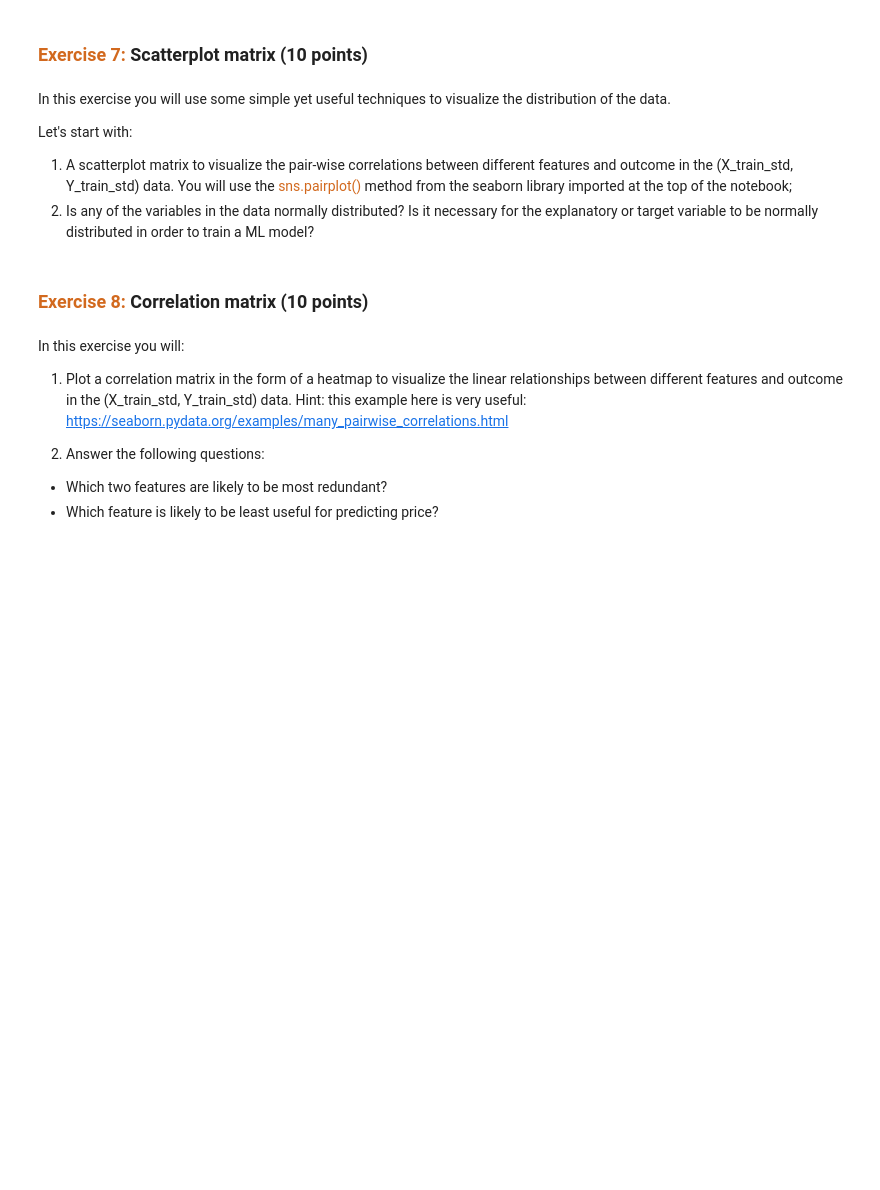
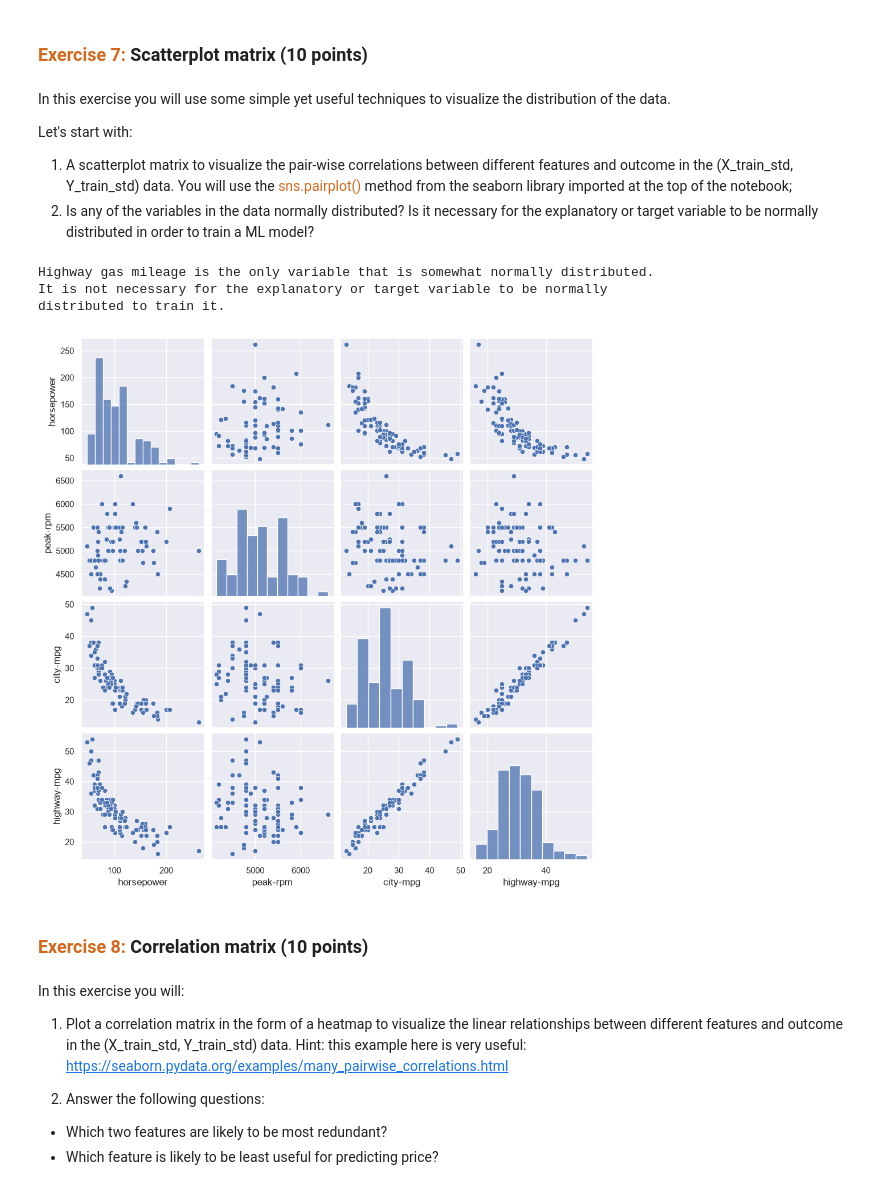
Before and after one commit to caroline-nealon/DATASCI-207, a Jupyter notebook: Module 3/03 Linear Regression with Tensorflow.ipynb, the cells around one changed output. Drawn from its saved outputs; the diff is of its cells as text; code cells hidden in the pictures; blank space fills up the shorter version.

```diff
--- a/Module 3/03 Linear Regression with Tensorflow.ipynb
+++ b/Module 3/03 Linear Regression with Tensorflow.ipynb
@@ -57,0 +65,12 @@ To keep things simple, you will:
+# %%
+# YOUR CODE HERE
+car_data = car_data_init[['horsepower','peak-rpm','city-mpg','highway-mpg','price']]
+print(car_data.dtypes)
+
+car_data['city-mpg'] = pd.to_numeric(car_data['city-mpg'],errors = "coerce")
+car_data['highway-mpg'] = pd.to_numeric(car_data['highway-mpg'],errors = "coerce")
+car_data['horsepower'] = pd.to_numeric(car_data['horsepower'],errors = "coerce")
+car_data['peak-rpm'] = pd.to_numeric(car_data['peak-rpm'],errors = "coerce")
+car_data['price'] = pd.to_numeric(car_data['price'],errors = "coerce")
+print('\nAfter Transformation: ')
+print(car_data.dtypes)
@@ -69,3 +103,7 @@ To keep things simple again, you will:
 It's important to acknowledge that there are multiple approaches to handling missing features, and simply discarding examples with any missing feature, though straightforward, may not be the most optimal solution. However, for the sake of simplicity, you will implement this strategy in this assignment.
 # %%
 # YOUR CODE HERE
+print(car_data.shape)
+
+car_data = car_data.dropna()
+print(car_data.shape)
@@ -86,0 +125,10 @@ np.random.seed(0)
+# %%
+np.random.seed(0)
+# YOUR CODE HERE
+indices = np.arange(car_data.shape[0])
+
+shuffled_indices = np.random.permutation(indices)
+
+car_data = car_data.reindex(shuffled_indices)
+
+print(car_data.head(5))
@@ -95,0 +149,7 @@ Create two dataframes as follows:
+# %%
+# YOUR CODE HERE
+Y = car_data['price']
+X = car_data[['horsepower','peak-rpm','city-mpg','highway-mpg']]
+
+print(f'Y shape: {Y.shape}')
+print(f'X shape: {X.shape}')
@@ -134,3 +234,14 @@ Let's start with:
+# %%
+# YOUR CODE HERE
+
+sns.pairplot(X)
+
+print('Highway gas mileage is the only variable that is somewhat normally distributed. \nIt is not necessary for the explanatory or target variable to be normally \ndistributed to train it.')
+# %% [output]
+Highway gas mileage is the only variable that is somewhat normally distributed.
+It is not necessary for the explanatory or target variable to be normally
+distributed to train it.
+[figure, added]
 # %% [markdown]
 ### <span style="color:chocolate">Exercise 8:</span> Correlation matrix (10 points)
 # %% [markdown]
```
Also changed, not shown: parts of 19 cells of this notebook, 4 other files.
